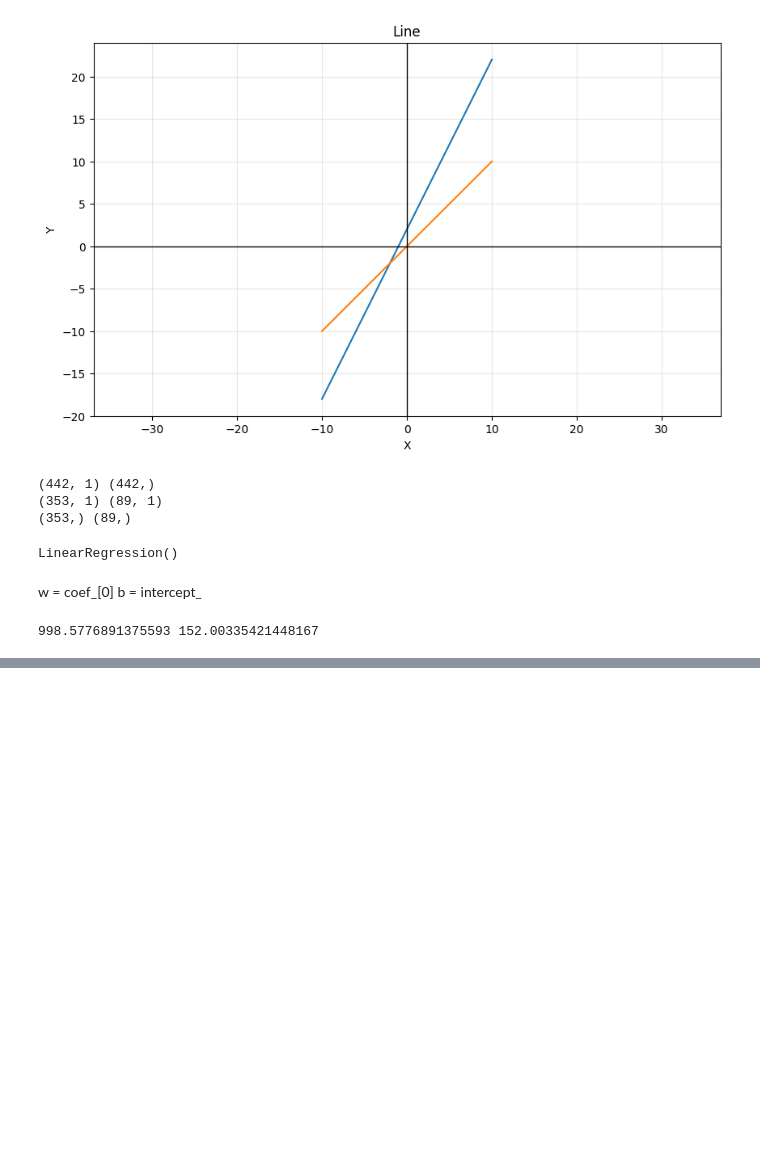
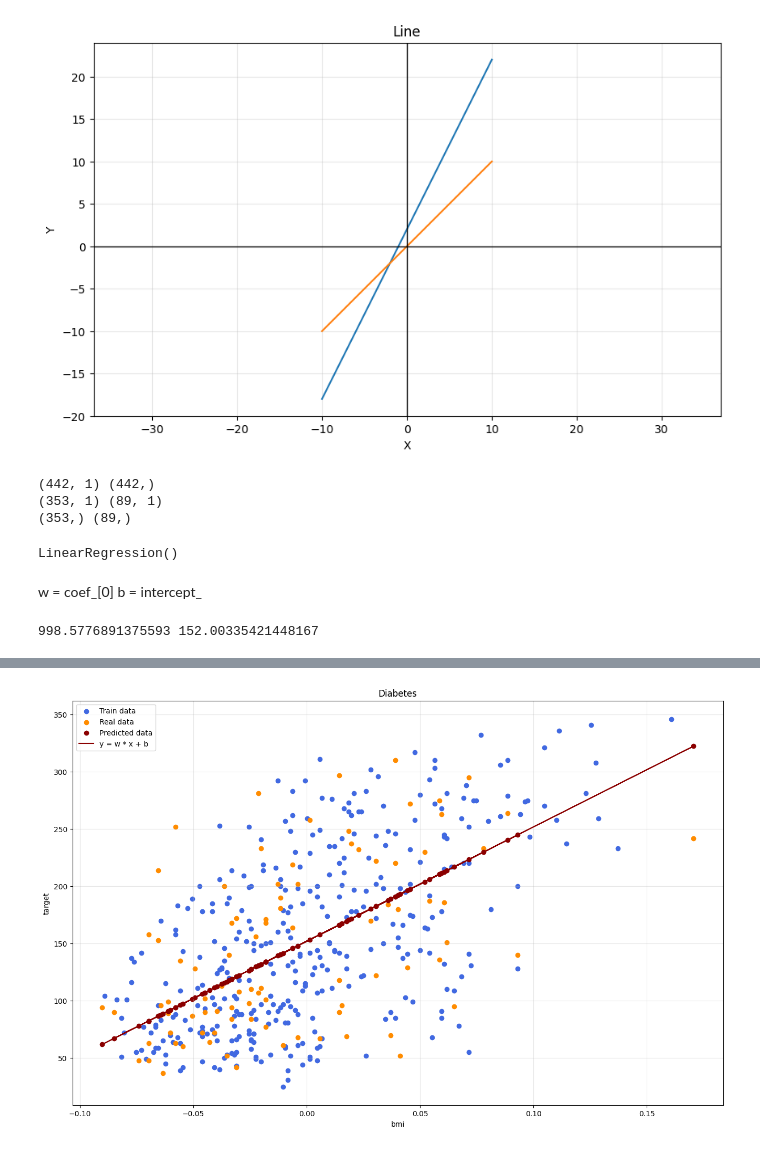
Before and after one commit to dmitriy-shtefan/python-ai, a Jupyter notebook: заняття_5/notebooks/diabetes.ipynb, the cells around one changed output, grey strips where cells are left out. Drawn from its saved outputs; the diff is of its cells as text; code cells hidden in the pictures; blank space fills up the shorter version.

```diff
--- a/заняття_5/notebooks/diabetes.ipynb
+++ b/заняття_5/notebooks/diabetes.ipynb
@@ -120,0 +123,3 @@ print(model.coef_[0], model.intercept_)
+# %%
+y_pred = model.predict(X_test)
+# y_test
@@ -120,0 +132,28 @@ print(model.coef_[0], model.intercept_)
+# %%
+w = model.coef_[0]
+b = model.intercept_
+
+plt.figure(figsize=(16, 10))
+
+x = X_test['bmi']
+y = w * x + b
+
+# Train data
+plt.scatter(X_train['bmi'], y_train, color='royalblue', label='Train data')
+# Test data
+plt.scatter(X_test['bmi'], y_test, color='darkorange', label='Real data')
+# Predict data
+plt.scatter(X_test['bmi'], y_pred, color='darkred', label='Predicted data')
+# Model Line
+plt.plot(x, y, color='darkred', label='y = w * x + b')
+
+
+plt.title('Diabetes')
+plt.xlabel('bmi')
+plt.ylabel('target')
+plt.legend()
+plt.grid(True, alpha=0.3)
+
+plt.show()
+# %% [output]
+[figure, added]
```
Also changed, not shown: parts of 2 cells of this notebook.
